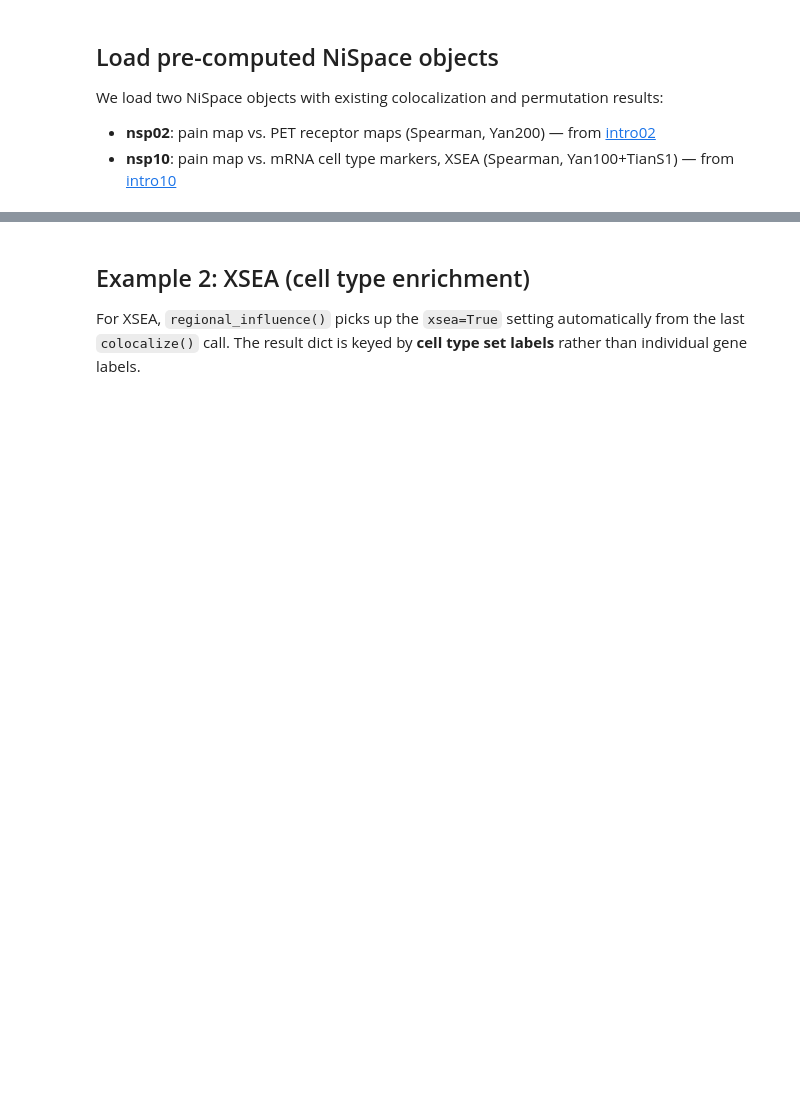
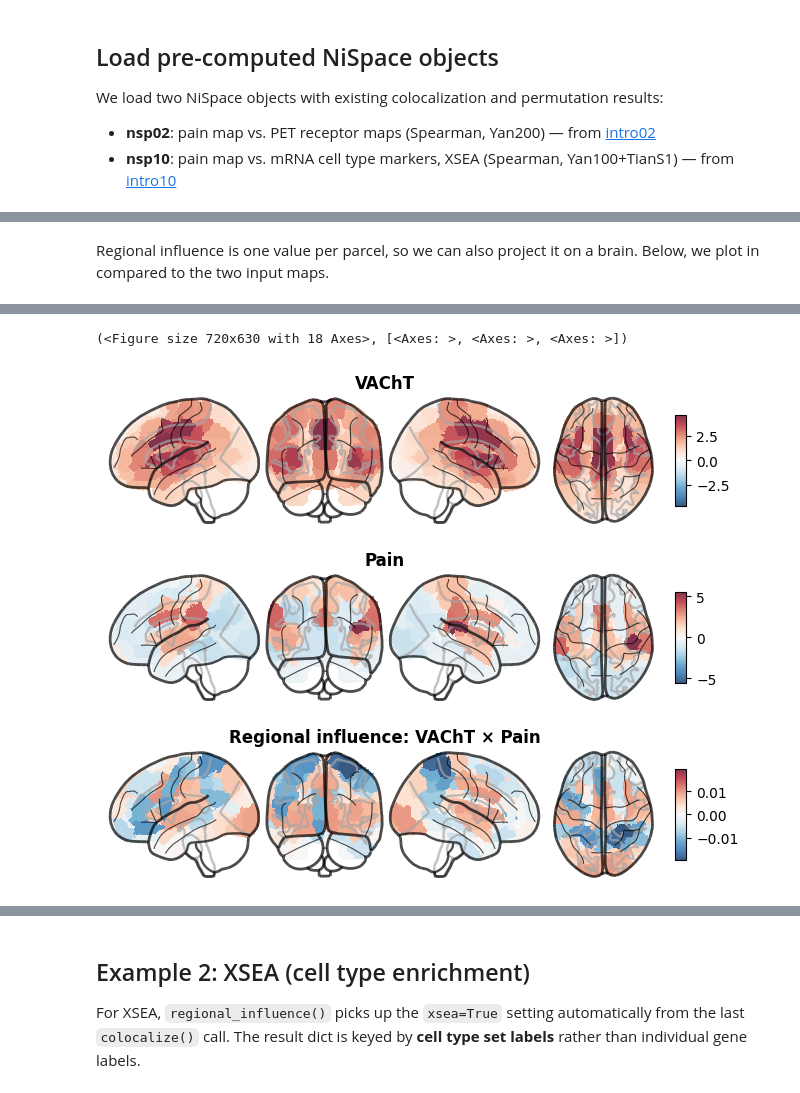
Before and after one commit to LeonDLotter/NiSpace, a Jupyter notebook: docs/nb_introduction/intro15_regional_influence.ipynb, the cells around one changed output, grey strips where cells are left out. Saved outputs shown, nothing was run; the diff lists cells and outputs as text; code cells hidden in the pictures; blank space fills up the shorter version.

```diff
--- a/docs/nb_introduction/intro15_regional_influence.ipynb
+++ b/docs/nb_introduction/intro15_regional_influence.ipynb
@@ -128,0 +156,9 @@ hemi-L_div-SalVenAttnB_lab-PrCv   -0.013505
+# %% [markdown]
+Regional influence is one value per parcel, so we can also project it on a brain. Below, we plot in compared to the two input maps.
+# %%
+brainplot(
+    [x - x.min(), y, infl], # rescale x because 0 is meaningless here
+    title=["VAChT", "Pain", "Regional influence: VAChT × Pain"],
+    parcellation="Yan200",
+)
+# %% [output]
@@ -128,0 +173,2 @@ hemi-L_div-SalVenAttnB_lab-PrCv   -0.013505
+(<Figure size 720x630 with 18 Axes>, [<Axes: >, <Axes: >, <Axes: >])
+[figure, added]
```
Also changed, not shown: parts of 18 cells of this notebook, 16 other files.
